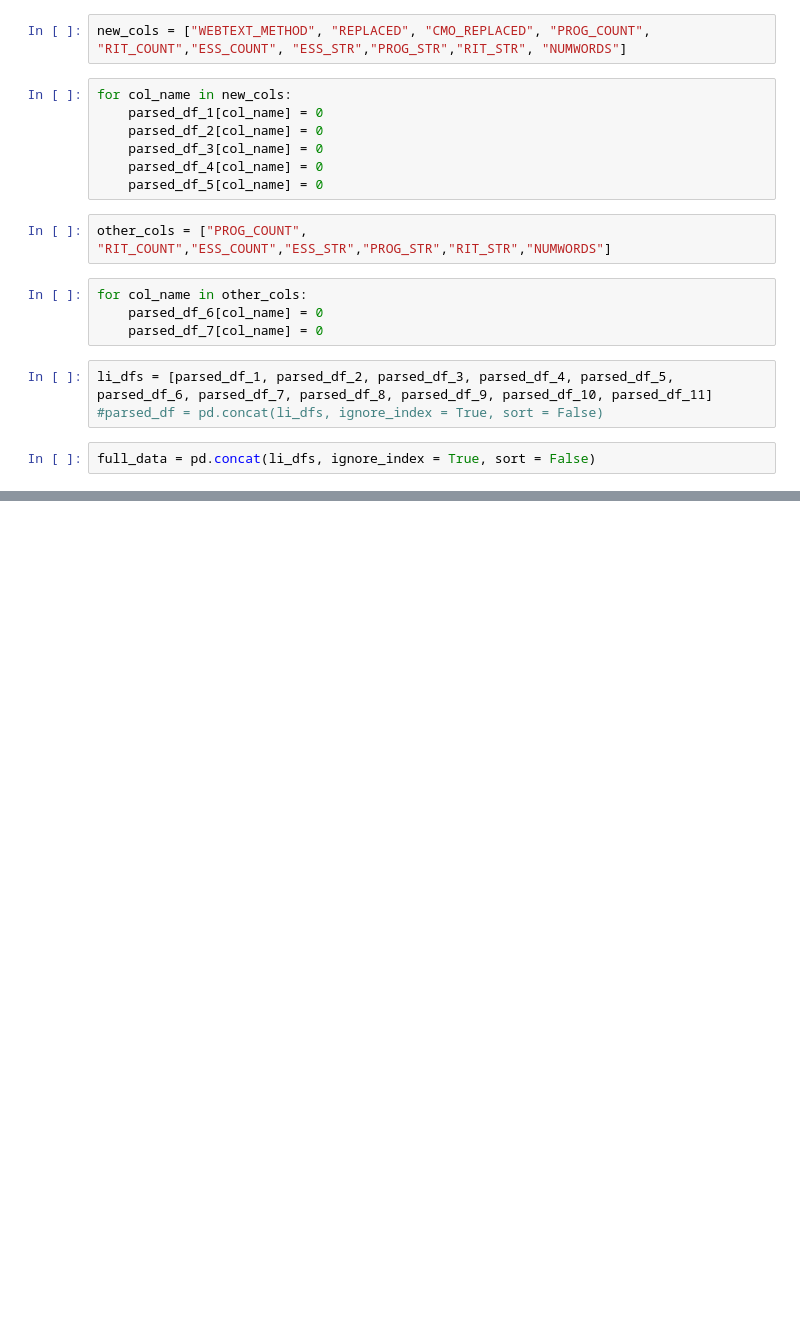
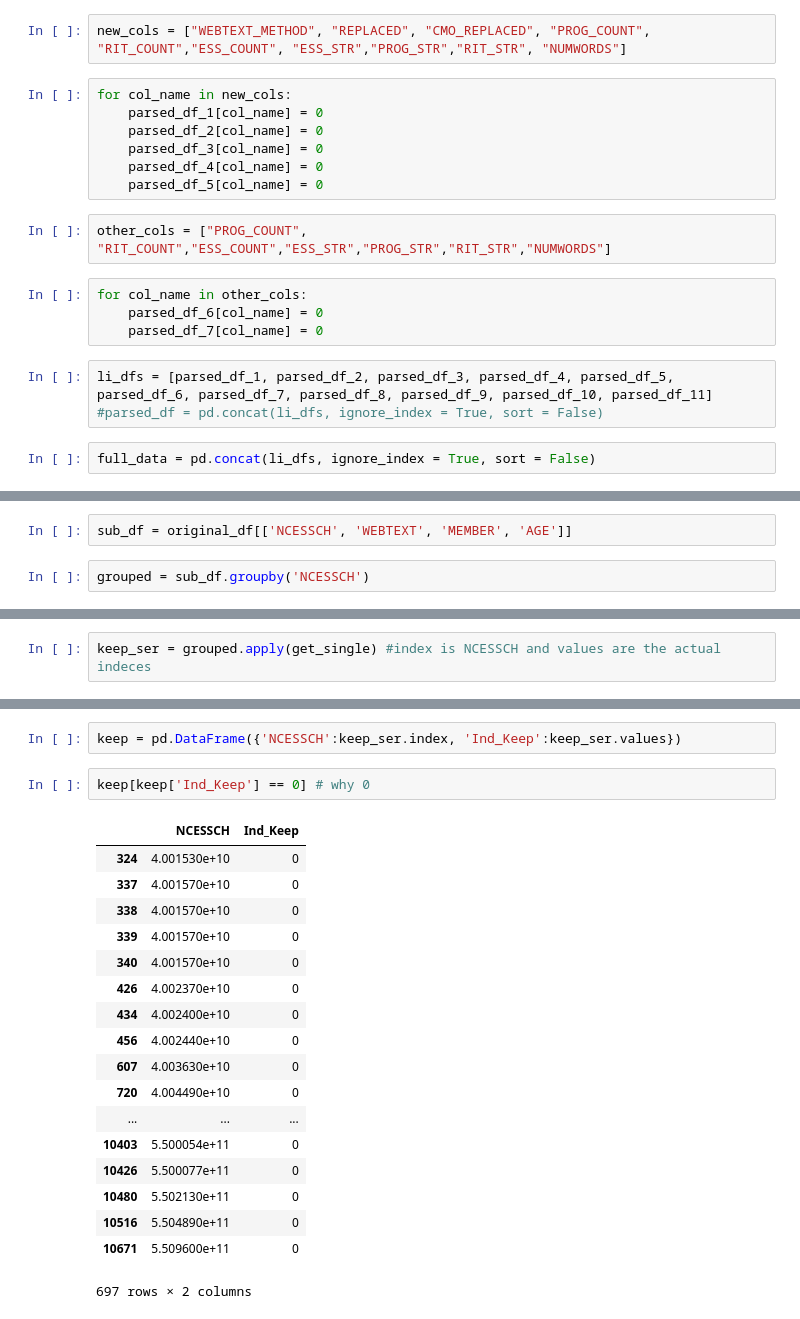
Before and after one commit to comp-strat/text_analysis, a Jupyter notebook: scripts/Combine_Final_df.ipynb, the cells around one changed output, grey strips where cells are left out. Saved outputs shown, nothing was run; the diff lists cells and outputs as text; blank space fills up the shorter version.

```diff
--- a/scripts/Combine_Final_df.ipynb
+++ b/scripts/Combine_Final_df.ipynb
@@ -112,0 +210,4 @@ parsed_df_2
+# %%
+sub_df = original_df[['NCESSCH', 'WEBTEXT', 'MEMBER', 'AGE']]
+# %%
+grouped = sub_df.groupby('NCESSCH')
@@ -112,0 +224,2 @@ parsed_df_2
+# %%
+keep_ser = grouped.apply(get_single) #index is NCESSCH and values are the actual indeces
@@ -112,0 +312,23 @@ parsed_df_2
+# %%
+keep = pd.DataFrame({'NCESSCH':keep_ser.index, 'Ind_Keep':keep_ser.values})
+# %%
+keep[keep['Ind_Keep'] == 0] # why 0
+# %% [output]
+|  | NCESSCH | Ind_Keep |
+| 324 | 4.001530e+10 | 0 |
+| 337 | 4.001570e+10 | 0 |
+| 338 | 4.001570e+10 | 0 |
+| 339 | 4.001570e+10 | 0 |
+| 340 | 4.001570e+10 | 0 |
+| 426 | 4.002370e+10 | 0 |
+| 434 | 4.002400e+10 | 0 |
+| 456 | 4.002440e+10 | 0 |
+| 607 | 4.003630e+10 | 0 |
+| 720 | 4.004490e+10 | 0 |
+| ... | ... | ... |
+| 10403 | 5.500054e+11 | 0 |
+| 10426 | 5.500077e+11 | 0 |
+| 10480 | 5.502130e+11 | 0 |
+| 10516 | 5.504890e+11 | 0 |
+| 10671 | 5.509600e+11 | 0 |
+697 rows × 2 columns
```
Also changed, not shown: parts of 41 cells of this notebook.
